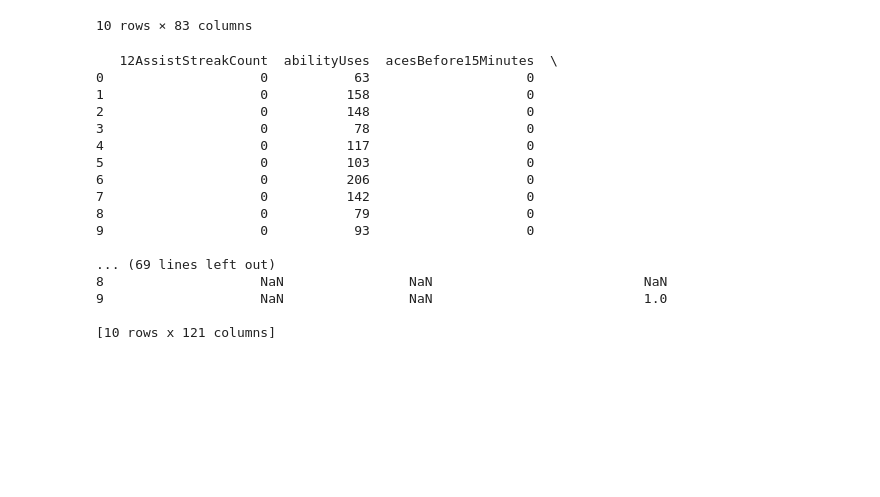
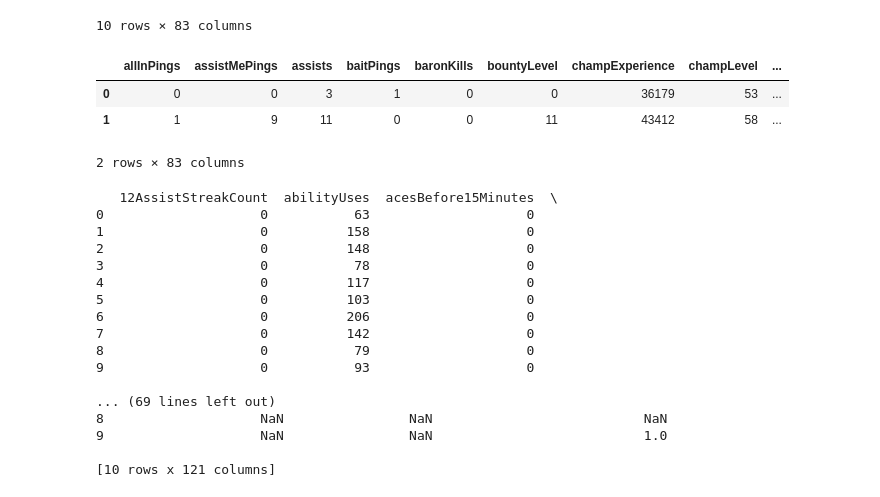
Before and after one commit to nicolas-muzzio/Spirit_of_the_LoL, a Jupyter notebook: Preprocessing.ipynb, the cells around one changed output. Drawn from its saved outputs; the diff is of its cells as text; code cells hidden in the pictures; blank space fills up the shorter version.

Commit message:
Dividido el dataset en 2 filas y sumadas las columnas, falta aplicar a cada columna la operación especifica que decidimos previamente

```diff
--- a/Preprocessing.ipynb
+++ b/Preprocessing.ipynb
@@ -171,6 +175,22 @@ reduced_df
 | 8 | 0 | 0 | 3 | 0 | 0 | 1 | 7378 | 11 | ... |
 | 9 | 0 | 0 | 2 | 0 | 0 | 0 | 5304 | 9 | ... |
 10 rows × 83 columns
+# %%
+
+# Aplica la suma para las primeras cinco filas
+fila1 = reduced_df.head(5).sum()
+
+# Aplica la suma para las restantes cinco filas
+fila2 = reduced_df.tail(5).sum()
+
+# Crea un nuevo DataFrame con las filas resultantes
+df_transformado = pd.DataFrame([fila1, fila2], columns=reduced_df.columns)
+df_transformado
+# %% [output]
+|  | allInPings | assistMePings | assists | baitPings | baronKills | bountyLevel | champExperience | champLevel | ... |
+| 0 | 0 | 0 | 3 | 1 | 0 | 0 | 36179 | 53 | ... |
+| 1 | 1 | 9 | 11 | 0 | 0 | 11 | 43412 | 58 | ... |
+2 rows × 83 columns
 # %%
 
 #Por ahora no se va a trabajar con esto pero queda por las dudas......
```
Also changed, not shown: parts of 1 cell of this notebook.
